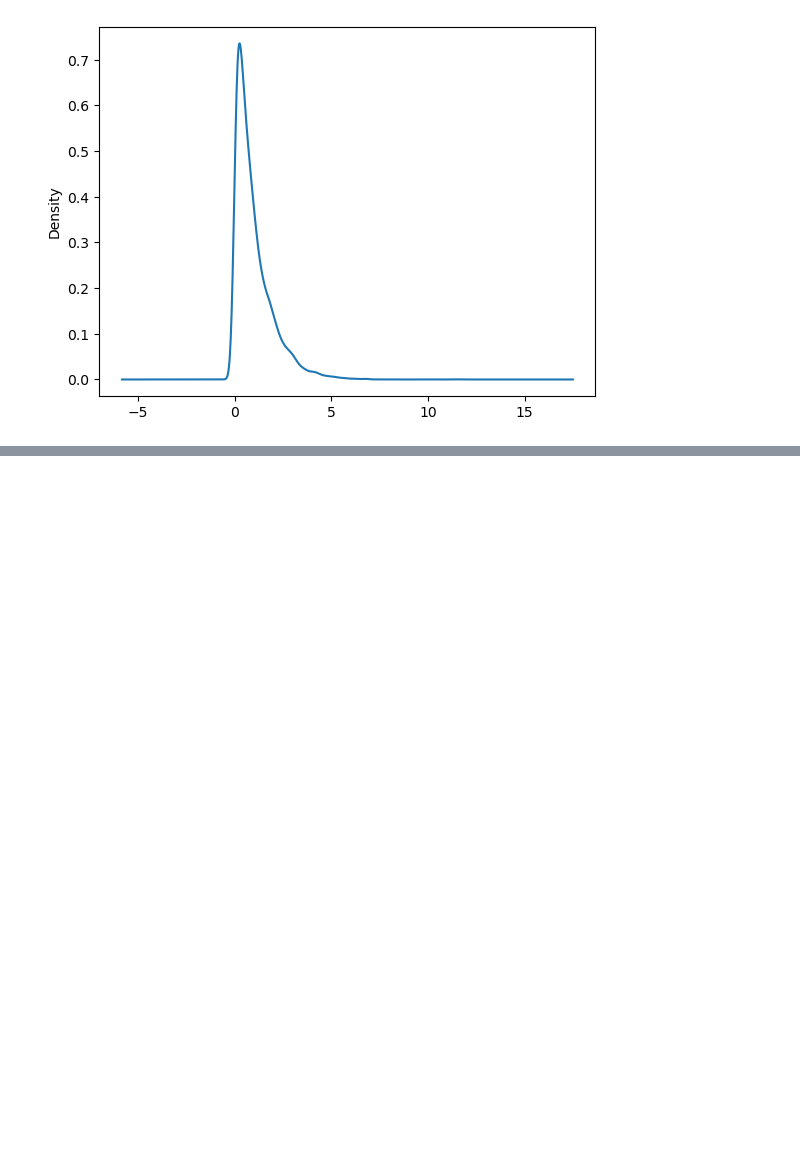
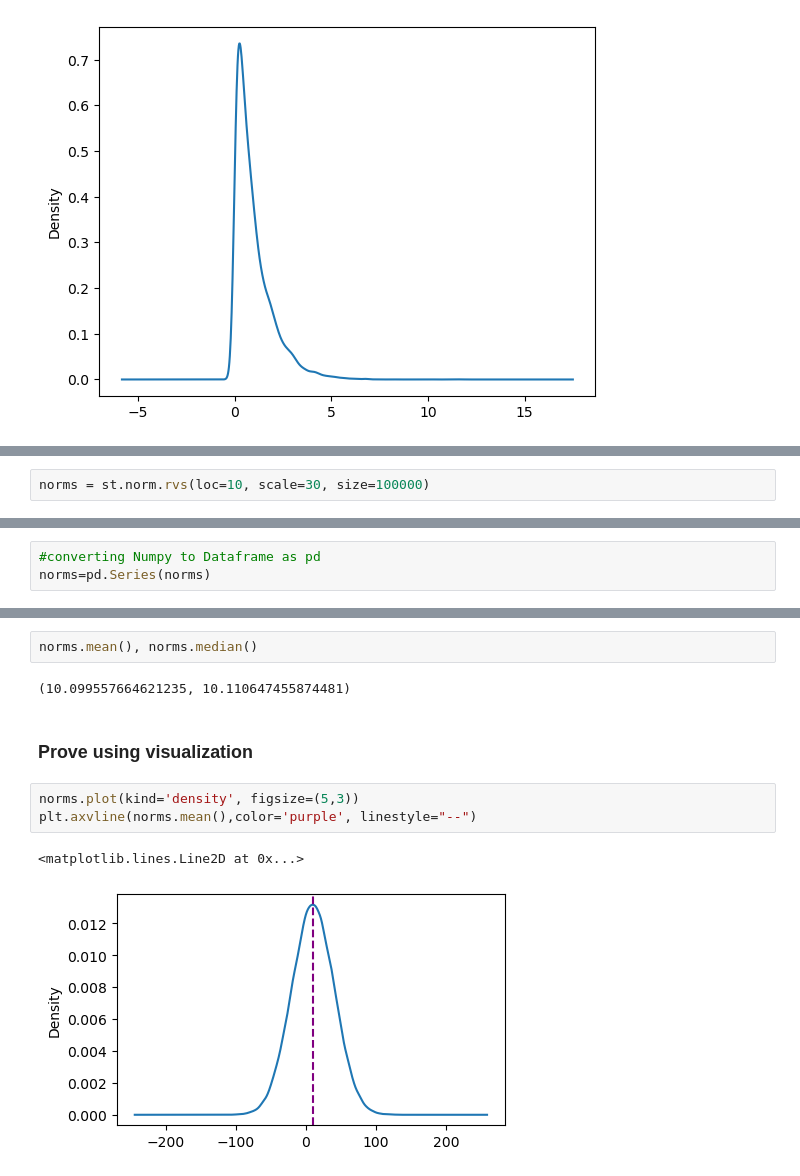
Before and after one commit to Shivamg27071999/Statistics, a Jupyter notebook: Continous Distribution.ipynb, the cells around one changed output, grey strips where cells are left out. Drawn from its saved outputs; the diff is of its cells as text; blank space fills up the shorter version.

```diff
--- a/Continous Distribution.ipynb
+++ b/Continous Distribution.ipynb
@@ -143,0 +166,2 @@ pd.Series(st.expon.rvs(scale=1, size=10000)).plot(kind="hist")
+# %%
+norms = st.norm.rvs(loc=10, scale=30, size=100000)
@@ -143,0 +175,3 @@ pd.Series(st.expon.rvs(scale=1, size=10000)).plot(kind="hist")
+# %%
+#converting Numpy to Dataframe as pd
+norms=pd.Series(norms)
@@ -143,0 +193,12 @@ pd.Series(st.expon.rvs(scale=1, size=10000)).plot(kind="hist")
+# %%
+norms.mean(), norms.median()
+# %% [output]
+(10.099557664621235, 10.110647455874481)
+# %% [markdown]
+### Prove using visualization
+# %%
+norms.plot(kind='density', figsize=(5,3))
+plt.axvline(norms.mean(),color='purple', linestyle="--")
+# %% [output]
+<matplotlib.lines.Line2D at 0x...>
+[figure, added]
```
Also changed, not shown: parts of 26 cells of this notebook.
